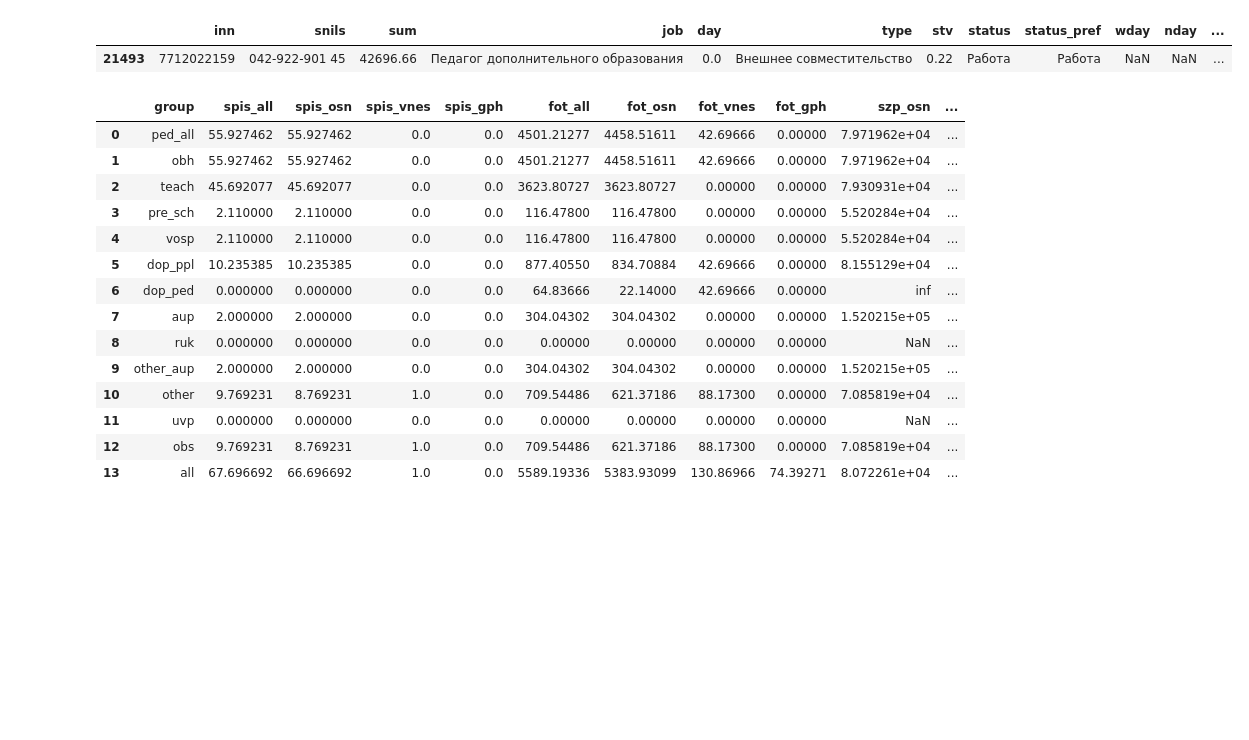
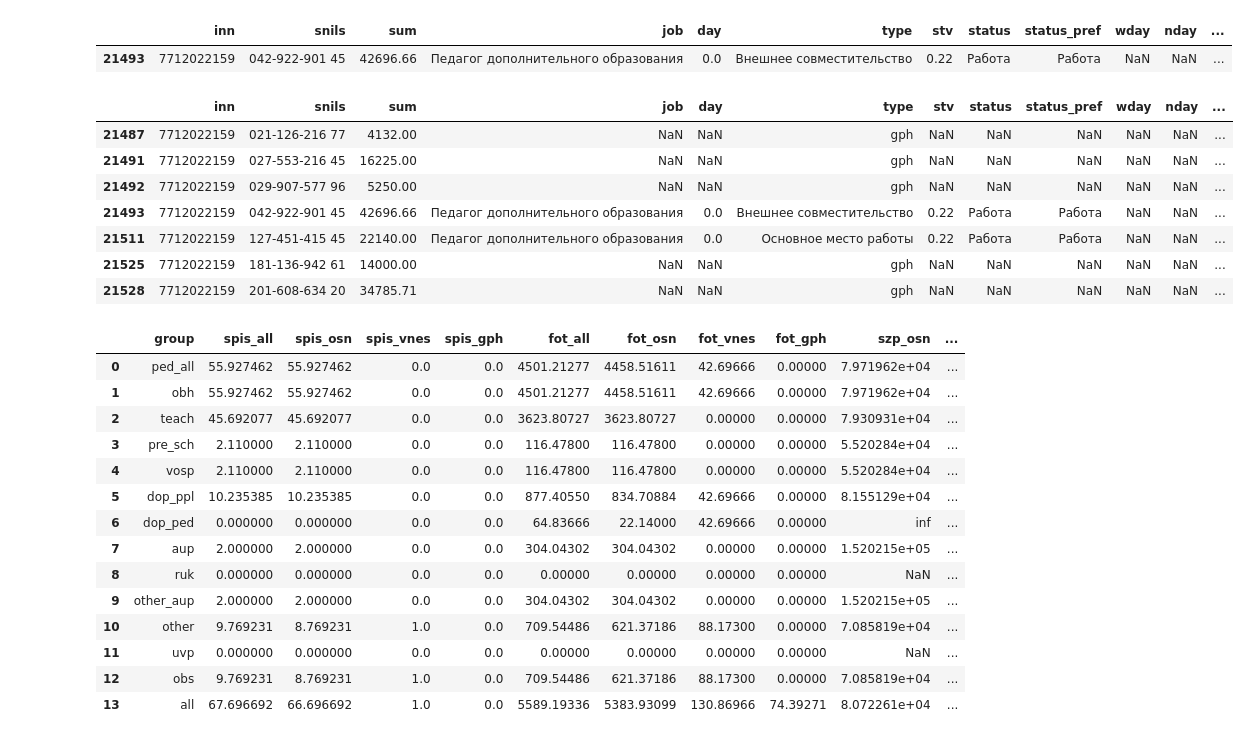
Before and after one commit to Mr-Maxraw/cfo-parser, a Jupyter notebook: counting/nach_clean.ipynb, the cells around one changed output. Drawn from its saved outputs; the diff is of its cells as text; code cells hidden in the pictures; blank space fills up the shorter version.

```diff
--- a/counting/nach_clean.ipynb
+++ b/counting/nach_clean.ipynb
@@ -160,6 +180,17 @@ rows['ped_all'][rows['ped_all']['type'] == 'Внешнее совместите
 # %% [output]
 |  | inn | snils | sum | job | day | type | stv | status | status_pref | wday | nday | ... |
 | 21493 | 7712022159 | 042-922-901 45 | 42696.66 | Педагог дополнительного образования | 0.0 | Внешнее совместительство | 0.22 | Работа | Работа | NaN | NaN | ... |
+# %%
+rows['all'][(rows['all']['stv'].isna()) | (rows['all']['wday'].isna()) | (rows['all']['nday'].isna())]
+# %% [output]
+|  | inn | snils | sum | job | day | type | stv | status | status_pref | wday | nday | ... |
+| 21487 | 7712022159 | 021-126-216 77 | 4132.00 | NaN | NaN | gph | NaN | NaN | NaN | NaN | NaN | ... |
+| 21491 | 7712022159 | 027-553-216 45 | 16225.00 | NaN | NaN | gph | NaN | NaN | NaN | NaN | NaN | ... |
+| 21492 | 7712022159 | 029-907-577 96 | 5250.00 | NaN | NaN | gph | NaN | NaN | NaN | NaN | NaN | ... |
+| 21493 | 7712022159 | 042-922-901 45 | 42696.66 | Педагог дополнительного образования | 0.0 | Внешнее совместительство | 0.22 | Работа | Работа | NaN | NaN | ... |
+| 21511 | 7712022159 | 127-451-415 45 | 22140.00 | Педагог дополнительного образования | 0.0 | Основное место работы | 0.22 | Работа | Работа | NaN | NaN | ... |
+| 21525 | 7712022159 | 181-136-942 61 | 14000.00 | NaN | NaN | gph | NaN | NaN | NaN | NaN | NaN | ... |
+| 21528 | 7712022159 | 201-608-634 20 | 34785.71 | NaN | NaN | gph | NaN | NaN | NaN | NaN | NaN | ... |
 # %%
 ans
 # %% [output]
```
Also changed, not shown: parts of 2 cells of this notebook, 1 other file.
